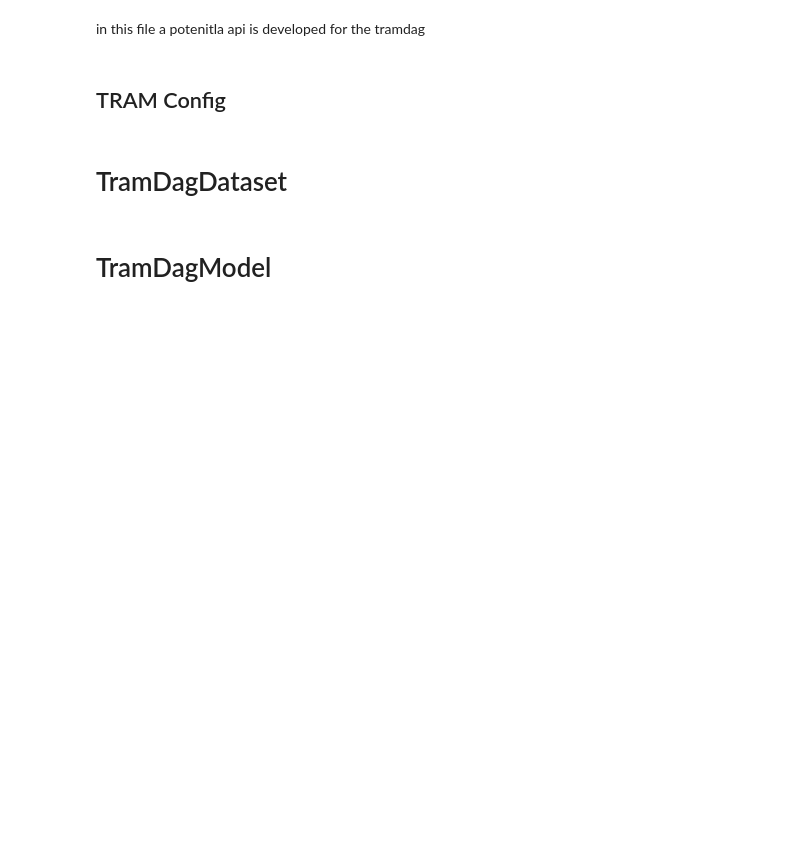
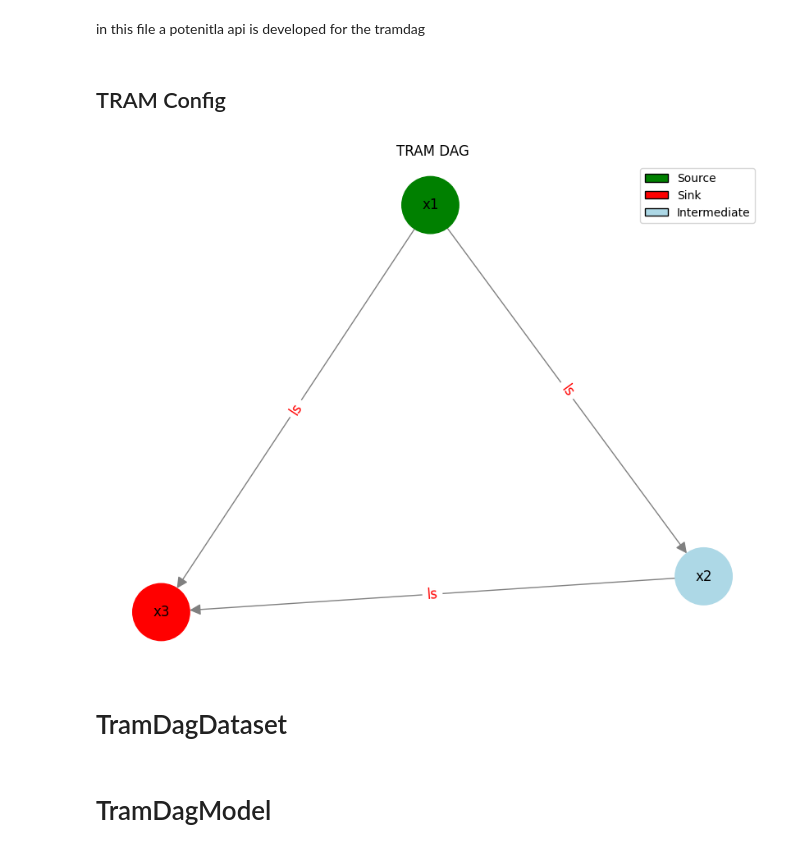
Before and after one commit to buehlpa/TramDag, a Jupyter notebook: tram_dag_api_dev.ipynb, the cells around one changed output. Drawn from its saved outputs; the diff is of its cells as text; code cells hidden in the pictures; blank space fills up the shorter version.

```diff
--- a/tram_dag_api_dev.ipynb
+++ b/tram_dag_api_dev.ipynb
@@ -77,3 +272,8 @@ class TramDagConfig:
+# %%
+cfg = TramDagConfig.load("/home/bule/TramDag/dev_experiment_logs/exp_6_2/configuration.json")
+cfg.plot_dag()
+# %% [output]
+[figure, added]
 # %% [markdown]
 # TramDagDataset
 # %%
```
Also changed, not shown: parts of 7 cells of this notebook, 4 other files.
